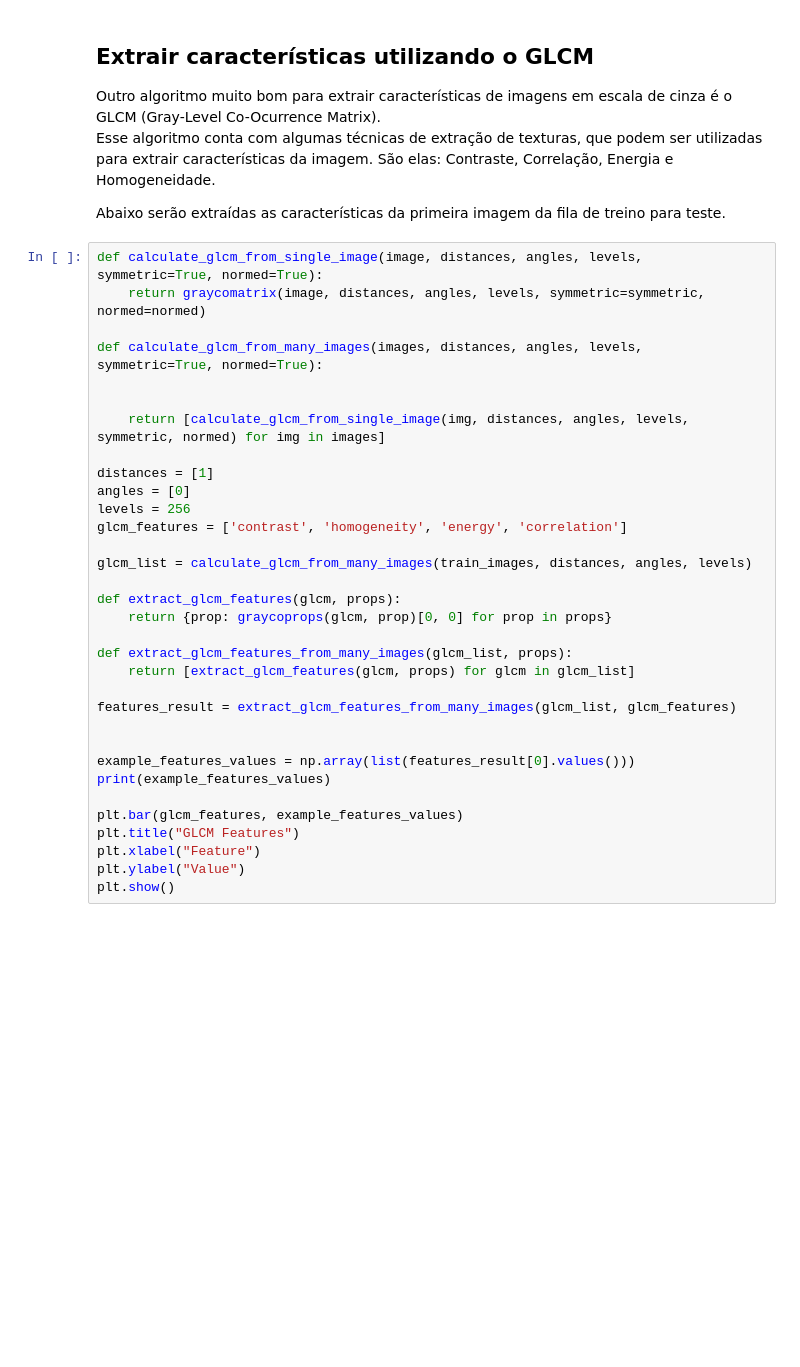
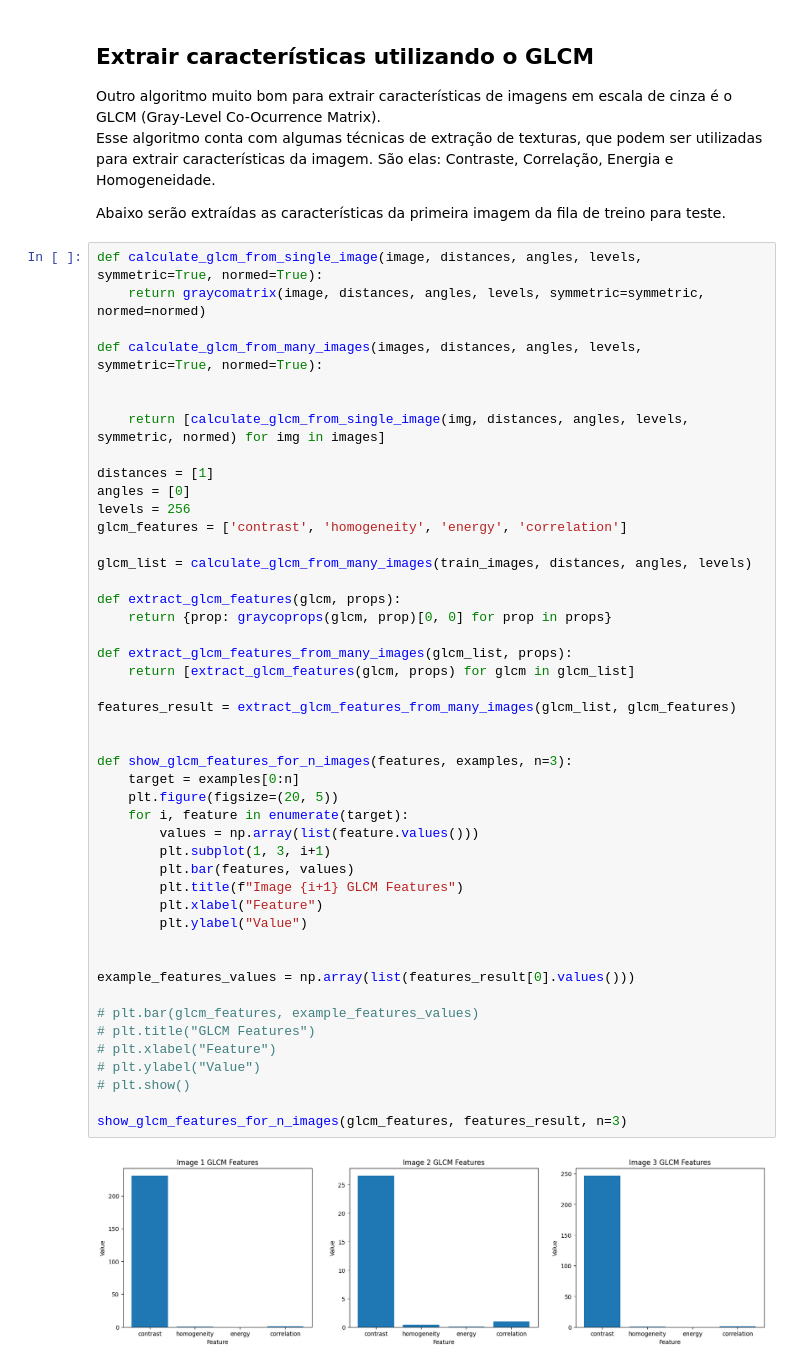
Before and after one commit to afmireski/images_classificator, a Jupyter notebook: main.ipynb, the cells around one changed output. Drawn from its saved outputs; the diff is of its cells as text; blank space fills up the shorter version.

```diff
--- a/main.ipynb
+++ b/main.ipynb
@@ -80,33 +115,48 @@ Abaixo serão extraídas as características da primeira imagem da fila de trein
 # %%
 def calculate_glcm_from_single_image(image, distances, angles, levels, symmetric=True, normed=True):
     return graycomatrix(image, distances, angles, levels, symmetric=symmetric, normed=normed)
 
 def calculate_glcm_from_many_images(images, distances, angles, levels, symmetric=True, normed=True):
 
 
     return [calculate_glcm_from_single_image(img, distances, angles, levels, symmetric, normed) for img in images]
 
 distances = [1]
 angles = [0]
 levels = 256
 glcm_features = ['contrast', 'homogeneity', 'energy', 'correlation']
 
 glcm_list = calculate_glcm_from_many_images(train_images, distances, angles, levels)
 
 def extract_glcm_features(glcm, props):
     return {prop: graycoprops(glcm, prop)[0, 0] for prop in props}
 
 def extract_glcm_features_from_many_images(glcm_list, props):
     return [extract_glcm_features(glcm, props) for glcm in glcm_list]
 
 features_result = extract_glcm_features_from_many_images(glcm_list, glcm_features)
 
 
+def show_glcm_features_for_n_images(features, examples, n=3):
+    target = examples[0:n]
+    plt.figure(figsize=(20, 5))
+    for i, feature in enumerate(target):
+        values = np.array(list(feature.values()))
+        plt.subplot(1, 3, i+1)
+        plt.bar(features, values)
+        plt.title(f"Image {i+1} GLCM Features")
+        plt.xlabel("Feature")
+        plt.ylabel("Value")
+
+
 example_features_values = np.array(list(features_result[0].values()))
-print(example_features_values)
 
-plt.bar(glcm_features, example_features_values)
-plt.title("GLCM Features")
-plt.xlabel("Feature")
-plt.ylabel("Value")
-plt.show()
+# plt.bar(glcm_features, example_features_values)
+# plt.title("GLCM Features")
+# plt.xlabel("Feature")
+# plt.ylabel("Value")
+# plt.show()
+
+show_glcm_features_for_n_images(glcm_features, features_result, n=3)
+# %% [output]
+[figure, added]
```
Also changed, not shown: parts of 4 cells of this notebook.
